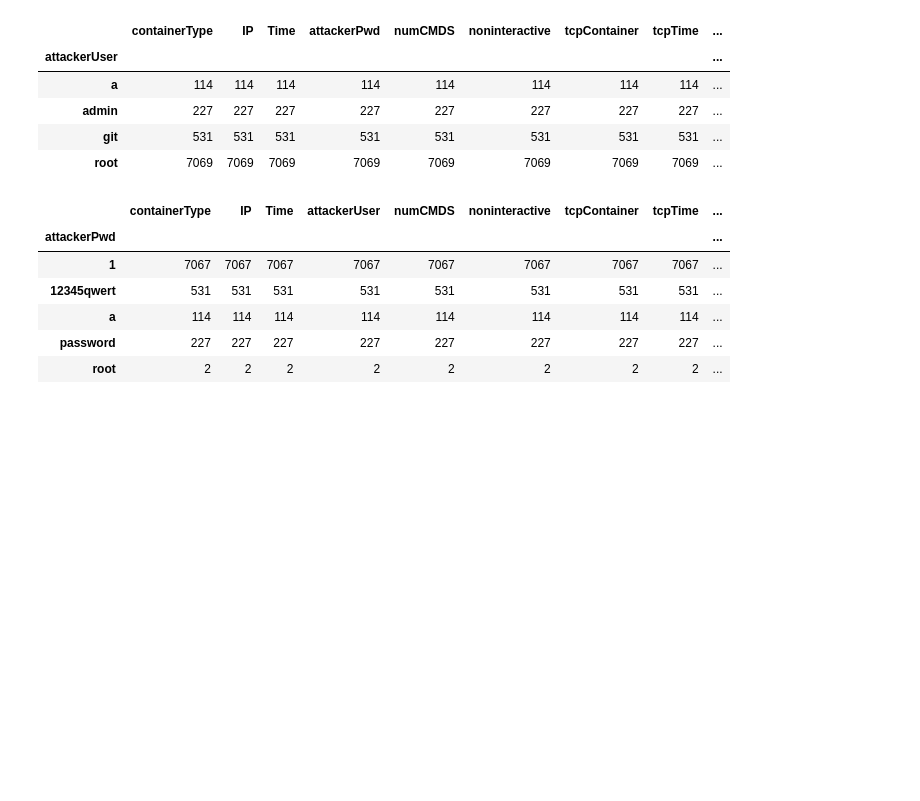
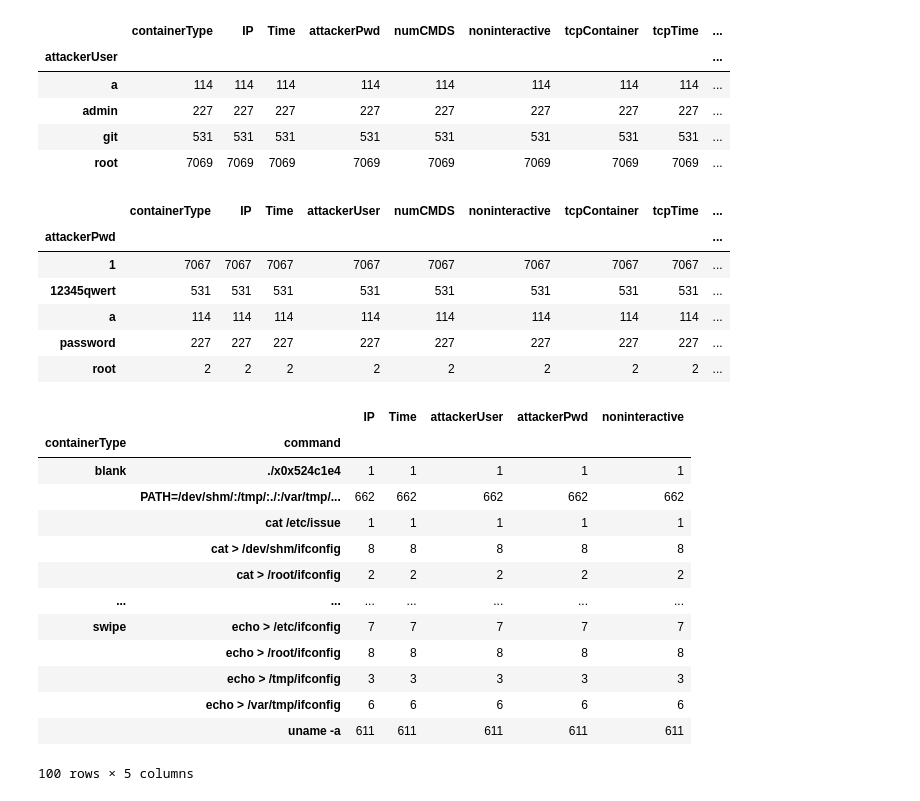
Before and after one commit to friendly-besties-incorporated/all-honeypot-code, a Jupyter notebook: hacs200master.ipynb, the cells around one changed output. Drawn from its saved outputs; the diff is of its cells as text; code cells hidden in the pictures; blank space fills up the shorter version.

```diff
--- a/hacs200master.ipynb
+++ b/hacs200master.ipynb
@@ -642,3 +654,21 @@ usableTCP2.groupby(by='attackerPwd').count()
 | a | 114 | 114 | 114 | 114 | 114 | 114 | 114 | 114 | ... |
 | password | 227 | 227 | 227 | 227 | 227 | 227 | 227 | 227 | ... |
 | root | 2 | 2 | 2 | 2 | 2 | 2 | 2 | 2 | ... |
+# %%
+cmdsByContainerTCP2 = filteredTCPCMDS2.groupby(by=['containerType', 'command']).count()
+cmdsByContainerTCP2
+# %% [output]
+|  |  | IP | Time | attackerUser | attackerPwd | noninteractive |
+| containerType | command |  |  |  |  |  |
+| blank | ./x0x524c1e4 | 1 | 1 | 1 | 1 | 1 |
+|  | PATH=/dev/shm/:/tmp/:./:/var/tmp/... | 662 | 662 | 662 | 662 | 662 |
+|  | cat /etc/issue | 1 | 1 | 1 | 1 | 1 |
+|  | cat > /dev/shm/ifconfig | 8 | 8 | 8 | 8 | 8 |
+|  | cat > /root/ifconfig | 2 | 2 | 2 | 2 | 2 |
+| ... | ... | ... | ... | ... | ... | ... |
+| swipe | echo > /etc/ifconfig | 7 | 7 | 7 | 7 | 7 |
+|  | echo > /root/ifconfig | 8 | 8 | 8 | 8 | 8 |
+|  | echo > /tmp/ifconfig | 3 | 3 | 3 | 3 | 3 |
+|  | echo > /var/tmp/ifconfig | 6 | 6 | 6 | 6 | 6 |
+|  | uname -a | 611 | 611 | 611 | 611 | 611 |
+100 rows × 5 columns
```
Also changed, not shown: parts of 2 cells of this notebook.
